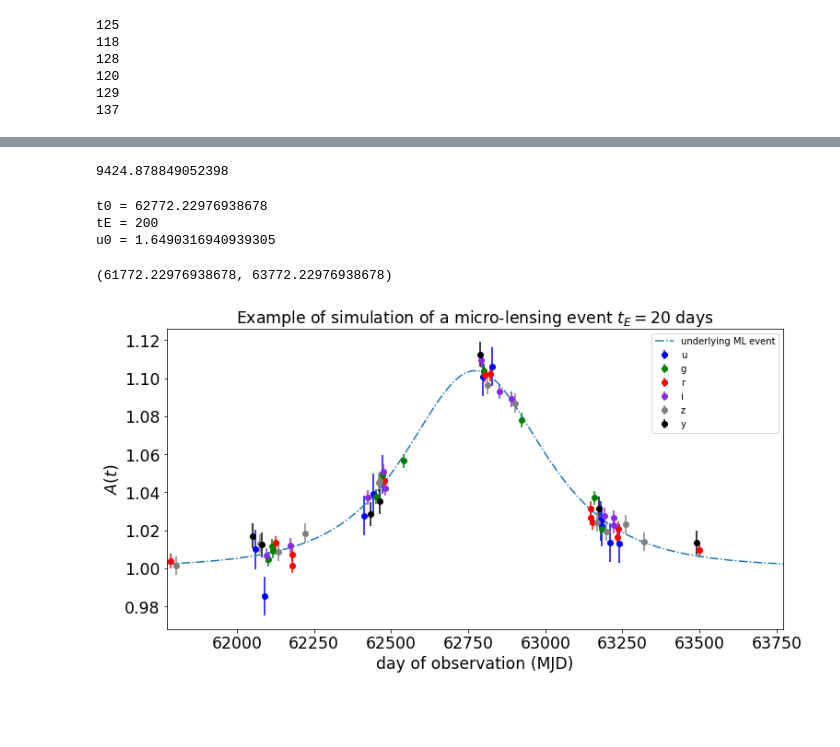
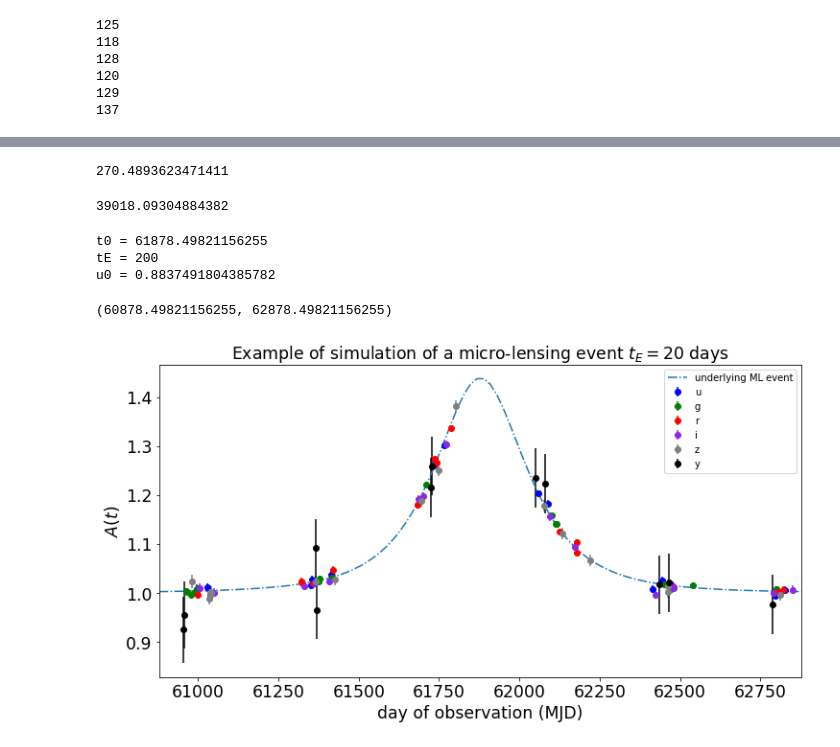
Before and after one commit to sylvielsstfr/StageM12021, a Jupyter notebook: notebooks Damien/Fit flux et amplitude .ipynb, the cells around one changed output, grey strips where cells are left out. Drawn from its saved outputs; the diff is of its cells as text; code cells hidden in the pictures; blank space fills up the shorter version.

```diff
--- a/notebooks Damien/Fit flux et amplitude .ipynb
+++ b/notebooks Damien/Fit flux et amplitude .ipynb
@@ -80,7 +80,7 @@ Table length=8
 | HD106252 | 183.373 | 10.042 | G0 | E | 100000000000000000000.000 | 8.000 | 100000000000000000000.000 | 7.000 | 100000000000000000000.000 | hd106252_stis_005.fits | 8.101 | ... |
 | FLAT | 0.000 | 0.000 | flat | 0 | 9.721 | 10.369 | 10.000 | 9.501 | 9.001 | flat | 9.721 | ... |
 # %%
-sel_spectrum_idx = 5
+sel_spectrum_idx = 0
 # %%
 if sel_spectrum_idx == 7 :
 
@@ -89,7 +89,7 @@ if sel_spectrum_idx == 7 :
 else :
 
     Spec_norm = S.FileSpectrum(os.path.join(pysynphot_root_path, 'calspec', t["FILES"][sel_spectrum_idx]))
-    Spec = Spec_norm.renorm(20, 'abmag', S.ObsBandpass('johnson,v'))
+    Spec = Spec_norm.renorm(21, 'abmag', S.ObsBandpass('johnson,v'))
 
 Spec.convert('photlam')
 # %%
@@ -316,30 +316,30 @@ for i in range (len(F_b[0])) :
 
     if (df['filter'][i] == 'u') :
 
-            N_pe[0].append(np.pi*D**2*Delta_T*F_b[0][i]/(4*S.units.H)*integrate.trapz(LSST_u.throughput/Wavelength))
+            N_pe[0].append(np.pi*D**2*Delta_T*F_b[0][i]/(4*S.units.H)*integrate.trapz(LSST_u.throughput/Wavelength, x = Wavelength))
             N_pe[1].append(N_pe[0][i])
 
     if (df['filter'][i] == 'g') :
 
-            N_pe[0].append(np.pi*D**2*Delta_T*F_b[0][i]/(4*S.units.H)*integrate.trapz(LSST_g.throughput/Wavelength))
+            N_pe[0].append(np.pi*D**2*Delta_T*F_b[0][i]/(4*S.units.H)*integrate.trapz(LSST_g.throughput/Wavelength, x = Wavelength))
             N_pe[2].append(N_pe[0][i])
 
     if (df['filter'][i] == 'r') :
 
-            N_pe[0].append(np.pi*D**2*Delta_T*F_b[0][i]/(4*S.units.H)*integrate.trapz(LSST_r.throughput/Wavelength))
+            N_pe[0].append(np.pi*D**2*Delta_T*F_b[0][i]/(4*S.units.H)*integrate.trapz(LSST_r.throughput/Wavelength, x = Wavelength))
             N_pe[3].append(N_pe[0][i])
 
     if (df['filter'][i] == 'i') :
 
-            N_pe[0].append(np.pi*D**2*Delta_T*F_b[0][i]/(4*S.units.H)*integrate.trapz(LSST_i.throughput/Wavelength))
+            N_pe[0].append(np.pi*D**2*Delta_T*F_b[0][i]/(4*S.units.H)*integrate.trapz(LSST_i.throughput/Wavelength, x = Wavelength))
             N_pe[4].append(N_pe[0][i])
 
     if (df['filter'][i] == 'z') :
 
-            N_pe[0].append(np.pi*D**2*Delta_T*F_b[0][i]/(4*S.units.H)*integrate.trapz(LSST_z.throughput/Wavelength))
+            N_pe[0].append(np.pi*D**2*Delta_T*F_b[0][i]/(4*S.units.H)*integrate.trapz(LSST_z.throughput/Wavelength, x = Wavelength))
             N_pe[5].append(N_pe[0][i])
 
     if (df['filter'][i] == 'y') :
 
-            N_pe[0].append(np.pi*D**2*Delta_T*F_b[0][i]/(4*S.units.H)*integrate.trapz(LSST_y.throughput/Wavelength))
+            N_pe[0].append(np.pi*D**2*Delta_T*F_b[0][i]/(4*S.units.H)*integrate.trapz(LSST_y.throughput/Wavelength, x = Wavelength))
             N_pe[6].append(N_pe[0][i])
@@ -534,43 +538,43 @@ u0 = 1
 
 for i in range (len(df)) :
 
-    F_pe[0].append(all_count[0][i] * A(u(df["observationStartMJD"][i])))
+    F_pe[0].append(all_count[0][i] * A(u(df["observationStartMJD"].values[i])))
     S_pe[0].append(F_pe[0][i] + N_pe[0][i])
     Flux_err[0].append(np.sqrt(S_pe[0][i]))
 
     if (df['filter'][i] == 'u') :
 
-        F_pe[1].append(all_count[0][i] * A(u(df["observationStartMJD"][i])))
+        F_pe[1].append(all_count[0][i] * A(u(df["observationStartMJD"].values[i])))
         S_pe[1].append(F_pe[0][i] + N_pe[0][i])
         Flux_err[1].append(np.sqrt(S_pe[0][i]))
 
     elif (df['filter'][i] == 'g') :
 
-        F_pe[2].append(all_count[0][i] * A(u(df["observationStartMJD"][i])))
+        F_pe[2].append(all_count[0][i] * A(u(df["observationStartMJD"].values[i])))
         S_pe[2].append(F_pe[0][i] + N_pe[0][i])
         Flux_err[2].append(np.sqrt(S_pe[0][i]))
 
     elif (df['filter'][i] == 'r') :
 
-        F_pe[3].append(all_count[0][i] * A(u(df["observationStartMJD"][i])))
+        F_pe[3].append(all_count[0][i] * A(u(df["observationStartMJD"].values[i])))
         S_pe[3].append(F_pe[0][i] + N_pe[0][i])
         Flux_err[3].append(np.sqrt(S_pe[0][i]))
 
     elif (df['filter'][i] == 'i') :
 
-        F_pe[4].append(all_count[0][i] * A(u(df["observationStartMJD"][i])))
+        F_pe[4].append(all_count[0][i] * A(u(df["observationStartMJD"].values[i])))
         S_pe[4].append(F_pe[0][i] + N_pe[0][i])
         Flux_err[4].append(np.sqrt(S_pe[0][i]))
 
     elif (df['filter'][i] == 'z') :
 
-        F_pe[5].append(all_count[0][i] * A(u(df["observationStartMJD"][i])))
+        F_pe[5].append(all_count[0][i] * A(u(df["observationStartMJD"].values[i])))
         S_pe[5].append(F_pe[0][i] + N_pe[0][i])
         Flux_err[5].append(np.sqrt(S_pe[0][i]))
 
     elif (df['filter'][i] == 'y') :
 
-        F_pe[6].append(all_count[0][i] * A(u(df["observationStartMJD"][i])))
+        F_pe[6].append(all_count[0][i] * A(u(df["observationStartMJD"].values[i])))
         S_pe[6].append(F_pe[0][i] + N_pe[0][i])
         Flux_err[6].append(np.sqrt(S_pe[0][i]))
 # %%
@@ -766,14 +859,18 @@ A(t0) = 2.2260196623996613
+# %%
+(m_line.fval - m.fval)/np.sqrt(2*(len(x_g)- m.nfit))
+# %% [output]
+270.4893623471411
 # %%
-F_0[1]
+F_0[2]
 # %% [output]
-9424.878849052398
+39018.09304884382
 # %%
 #Randomize parameters
 
 from random import *
 
-u0 = umin[randrange(len(umin))]
-t0 = list_t0[randrange(len(list_t0))]
+#u0 = umin[randrange(len(umin))]
+#t0 = list_t0[randrange(len(list_t0))]
 
 #tE distribution or value
 
@@ -894,37 +991,37 @@ plt.errorbar(x_g, y_g, amp_err_g, fmt="o", label="g", color = "g")  #Color depen
 plt.errorbar(x_r, y_r, amp_err_r, fmt="o", label="r", color = "r")
 plt.errorbar(x_i, y_i, amp_err_i, fmt="o", label="i", color = "blueviolet")
 plt.errorbar(x_z, y_z, amp_err_z, fmt="o", label="z", color ="grey")
 plt.errorbar(x_y, y_y, amp_err_y, fmt="o", label="y", color ="k")
 
 #least_squares = LeastSquares(x, y, amp_err, Ab)        # Fit using the least squares method
 #m = Minuit(least_squares, u0 = u0, t0 = t0, tE = tE)  #starting values for our parameters
 
 
 #m.migrad() # finds minimum of least_squares function
 #m.hesse()  # accurately computes uncertainties
 
 #plt.plot(ti, Ab(ti, *m.values), label = "microlensing fit")
 
 
 #Plot legend etc
 
 #fit_info = [
    # f"$\\chi^2_\\mathrm{{ml}}$ / $n_\\mathrm{{dof_\\mathrm{{ml}}}}$ = {m.fval:.1f} / {len(x) - m.nfit}",    #Display fit info
 #]
 #for p, v, e in zip(m.parameters, m.values, m.errors):
    # fit_info.append(f"{p} = ${v:.3f} \\pm {e:.3f}$")
 
 plt.xlabel("day of observation (MJD)")
 plt.ylabel("$A(t)$")
 plt.title("Example of simulation of a micro-lensing event $t_E = 20$ days")
 plt.legend()
 plt.xlim(tmin,tmax)
 # %% [output]
-t0 = 62772.22976938678
+t0 = 61878.49821156255
 tE = 200
-u0 = 1.6490316940939305
+u0 = 0.8837491804385782
-(61772.22976938678, 63772.22976938678)
+(60878.49821156255, 62878.49821156255)
-[figure, old version]
+[figure, new version]
 # %%
 amp_err_y
 # %% [output]
```
Also changed, not shown: parts of 12 cells of this notebook, 1 other file.
